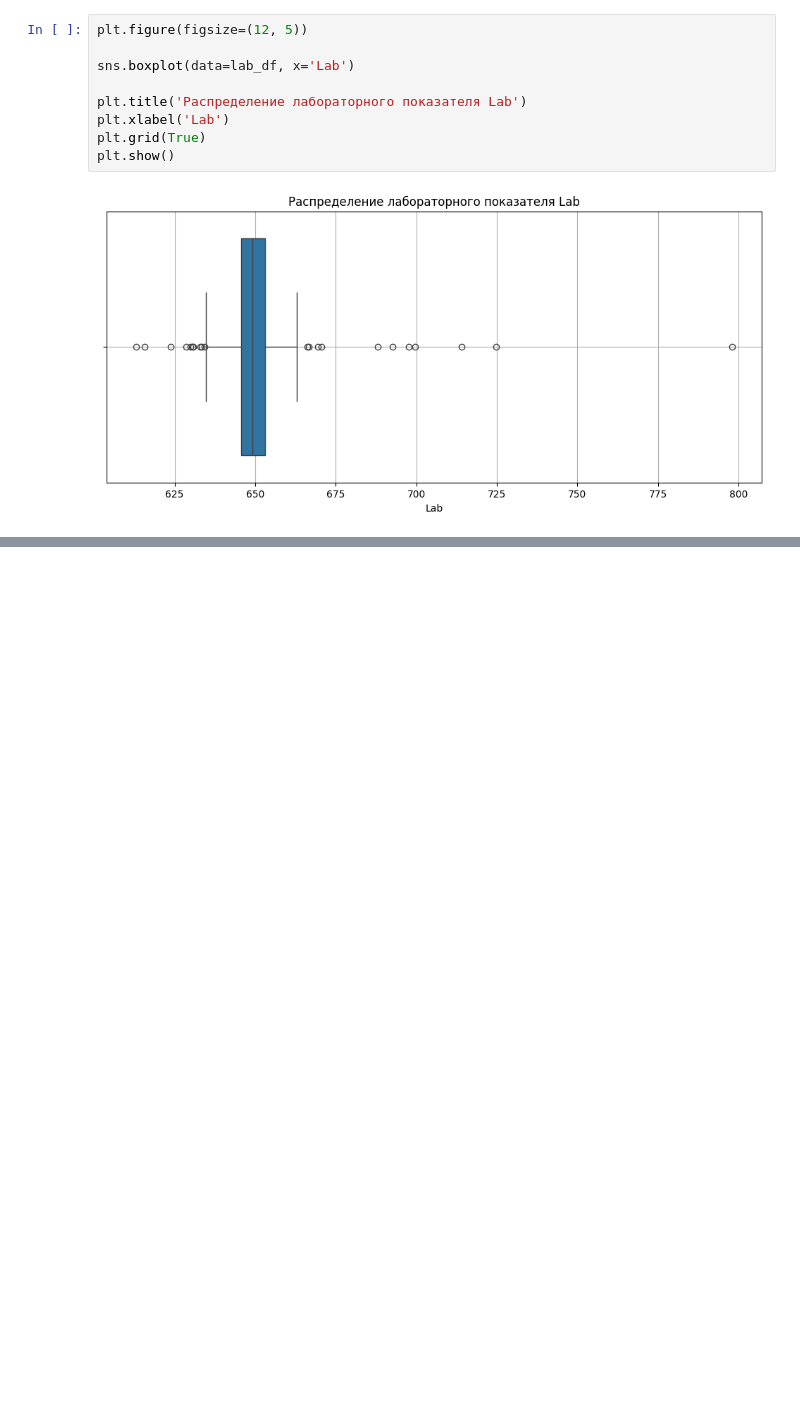
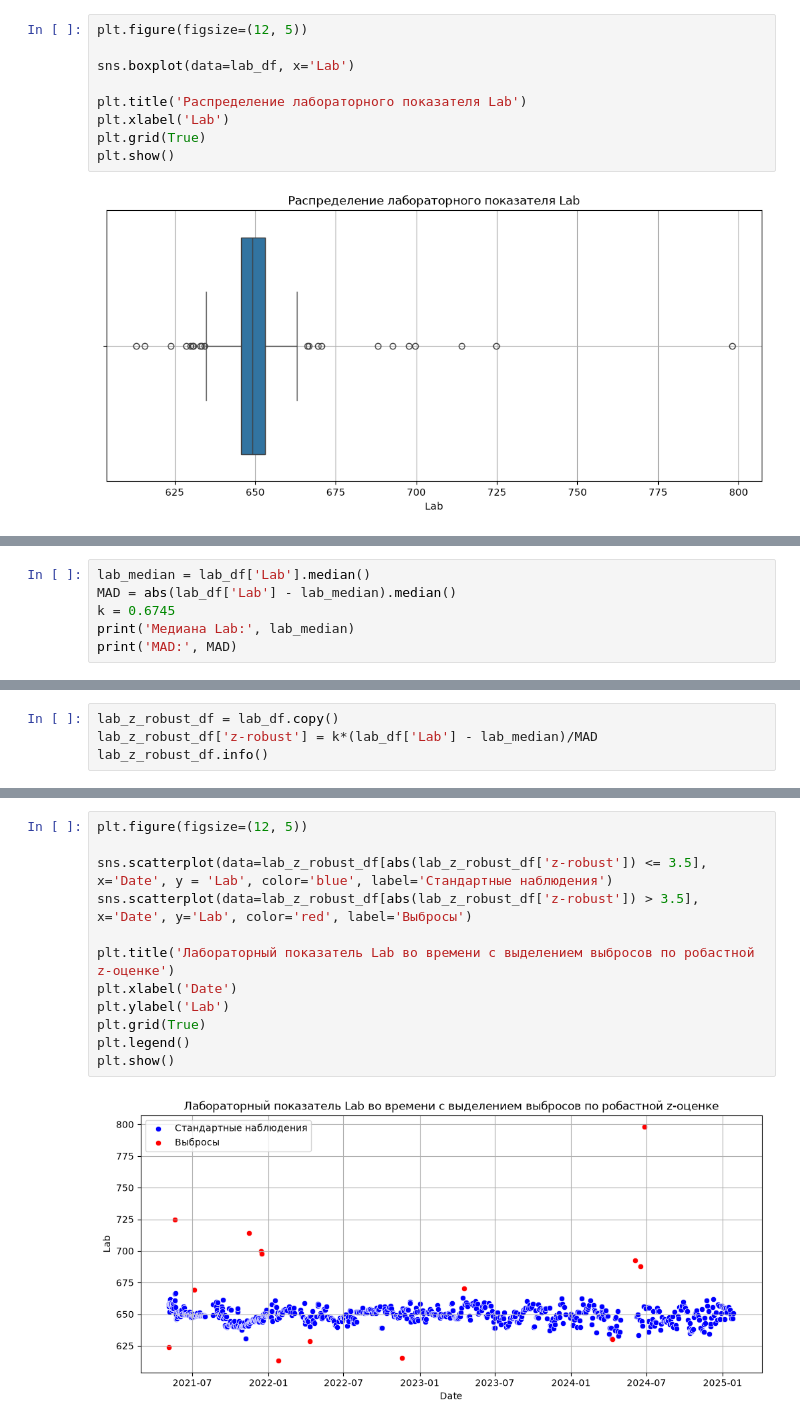
Before and after one commit to Bas-sov/soft-sensor, a Jupyter notebook: notebooks/01_eda.ipynb, the cells around one changed output, grey strips where cells are left out. Saved outputs shown, nothing was run; the diff lists cells and outputs as text; blank space fills up the shorter version.

```diff
--- a/notebooks/01_eda.ipynb
+++ b/notebooks/01_eda.ipynb
@@ -547,0 +752,6 @@ plt.show()
+# %%
+lab_median = lab_df['Lab'].median()
+MAD = abs(lab_df['Lab'] - lab_median).median()
+k = 0.6745
+print('Медиана Lab:', lab_median)
+print('MAD:', MAD)
@@ -547,0 +761,4 @@ plt.show()
+# %%
+lab_z_robust_df = lab_df.copy()
+lab_z_robust_df['z-robust'] = k*(lab_df['Lab'] - lab_median)/MAD
+lab_z_robust_df.info()
@@ -547,0 +854,14 @@ plt.show()
+# %%
+plt.figure(figsize=(12, 5))
+
+sns.scatterplot(data=lab_z_robust_df[abs(lab_z_robust_df['z-robust']) <= 3.5], x='Date', y = 'Lab', color='blue', label='Стандартные наблюдения')
+sns.scatterplot(data=lab_z_robust_df[abs(lab_z_robust_df['z-robust']) > 3.5], x='Date', y='Lab', color='red', label='Выбросы')
+
+plt.title('Лабораторный показатель Lab во времени с выделением выбросов по робастной z‑оценке')
+plt.xlabel('Date')
+plt.ylabel('Lab')
+plt.grid(True)
+plt.legend()
+plt.show()
+# %% [output]
+[figure, added]
```
Also changed, not shown: parts of 52 cells of this notebook.
